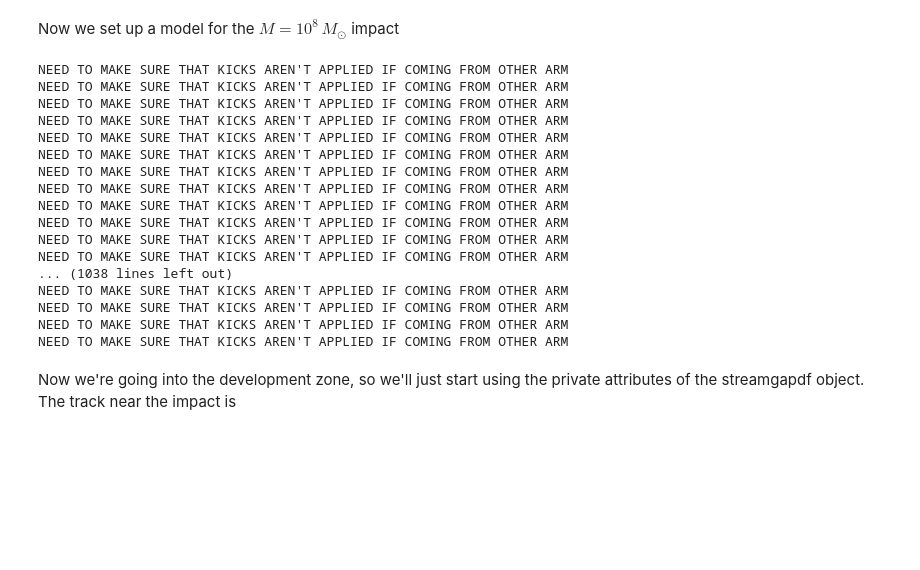
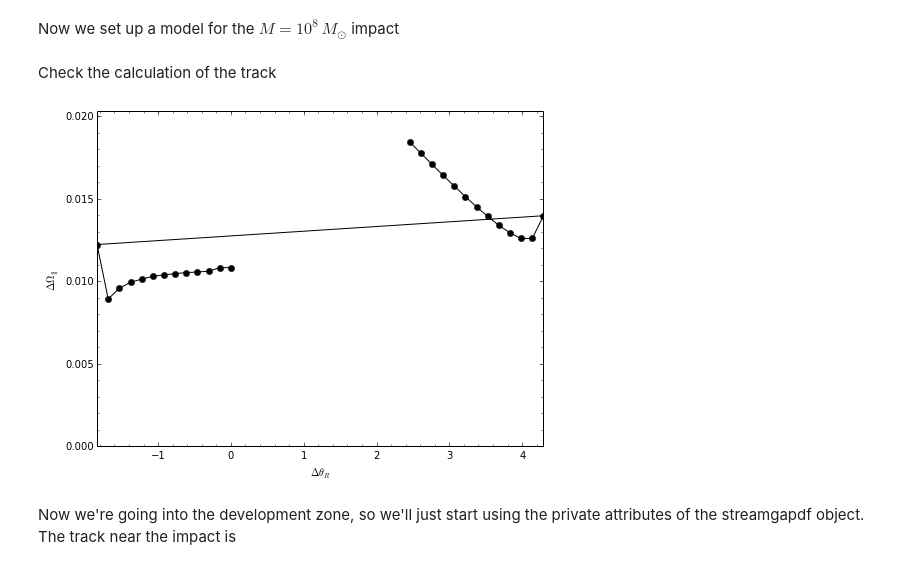
Before and after one commit to jobovy/streamgap-aa, a Jupyter notebook: py/galpyModelnonzeroJz.ipynb, the cells around one changed output. Drawn from its saved outputs; the diff is of its cells as text; code cells hidden in the pictures; blank space fills up the shorter version.

```diff
--- a/py/galpyModelnonzeroJz.ipynb
+++ b/py/galpyModelnonzeroJz.ipynb
@@ -262,25 +262,15 @@ sdfl_per_1e8_peri= galpy.df_src.streamgapdf.streamgapdf(sigv/V0,progenitor=prog_
                                                         subhalovel=numpy.array([6.82200571,132.7700529,149.4174464])/V0, # from Denis' email
                                                         timpact=0.88/bovy_conversion.time_in_Gyr(V0,R0),
                                                         impact_angle=-2.34,
-                                                        GM=10.**-2./bovy_conversion.mass_in_1010msol(V0,R0),rs=0.625/R0)
+                                                        GM=10.**-2./bovy_conversion.mass_in_1010msol(V0,R0),
+                                                        rs=0.625/R0)
-# %% [output]
-NEED TO MAKE SURE THAT KICKS AREN'T APPLIED IF COMING FROM OTHER ARM
-NEED TO MAKE SURE THAT KICKS AREN'T APPLIED IF COMING FROM OTHER ARM
-NEED TO MAKE SURE THAT KICKS AREN'T APPLIED IF COMING FROM OTHER ARM
-NEED TO MAKE SURE THAT KICKS AREN'T APPLIED IF COMING FROM OTHER ARM
-NEED TO MAKE SURE THAT KICKS AREN'T APPLIED IF COMING FROM OTHER ARM
-NEED TO MAKE SURE THAT KICKS AREN'T APPLIED IF COMING FROM OTHER ARM
-NEED TO MAKE SURE THAT KICKS AREN'T APPLIED IF COMING FROM OTHER ARM
-NEED TO MAKE SURE THAT KICKS AREN'T APPLIED IF COMING FROM OTHER ARM
-NEED TO MAKE SURE THAT KICKS AREN'T APPLIED IF COMING FROM OTHER ARM
-NEED TO MAKE SURE THAT KICKS AREN'T APPLIED IF COMING FROM OTHER ARM
-NEED TO MAKE SURE THAT KICKS AREN'T APPLIED IF COMING FROM OTHER ARM
-NEED TO MAKE SURE THAT KICKS AREN'T APPLIED IF COMING FROM OTHER ARM
-... (1038 lines left out)
-NEED TO MAKE SURE THAT KICKS AREN'T APPLIED IF COMING FROM OTHER ARM
-NEED TO MAKE SURE THAT KICKS AREN'T APPLIED IF COMING FROM OTHER ARM
-NEED TO MAKE SURE THAT KICKS AREN'T APPLIED IF COMING FROM OTHER ARM
-NEED TO MAKE SURE THAT KICKS AREN'T APPLIED IF COMING FROM OTHER ARM
+# %% [markdown]
+Check the calculation of the track
+# %%
+figsize(8,6)
+sdfl_per_1e8_peri.plotCompareTrackAAModel()
+# %% [output]
+[figure, added]
 # %% [markdown]
 Now we're going into the development zone, so we'll just start using the private attributes of the streamgapdf object. The track near the impact is
 # %%
```
Also changed, not shown: parts of 10 cells of this notebook.
